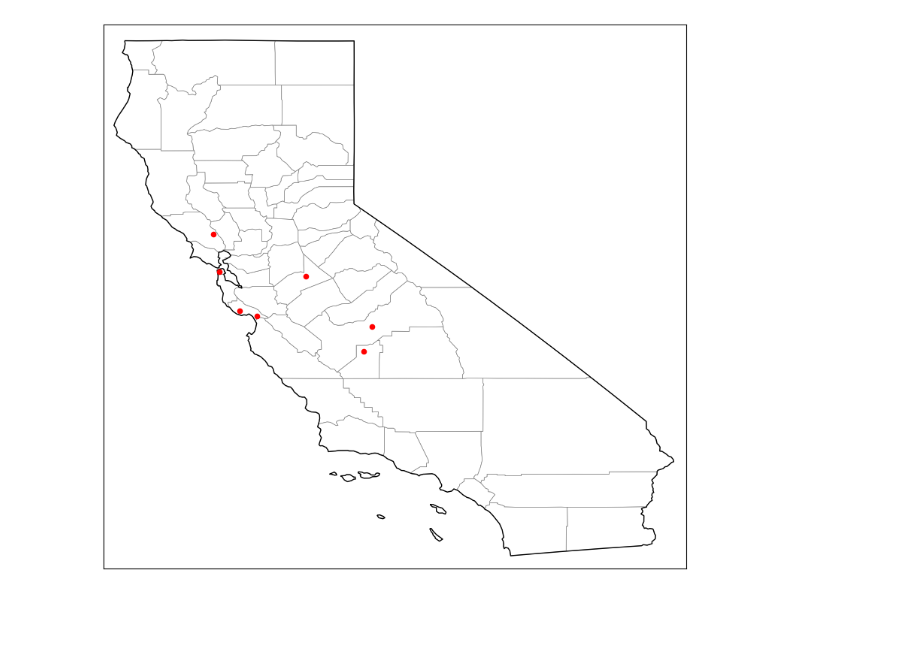
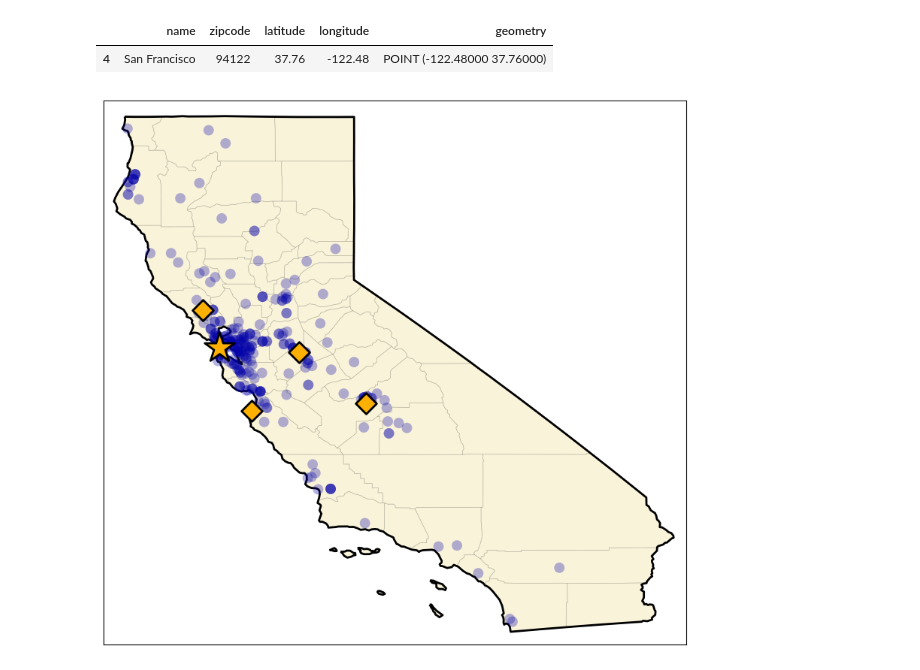
Before and after one commit to DanielMartinAlarcon/als_equity, a Jupyter notebook: california_plotter.ipynb, the cells around one changed output. Cells and saved outputs as stored; diff of their text form; code cells hidden in the pictures; blank space fills up the shorter version.

```diff
--- a/california_plotter.ipynb
+++ b/california_plotter.ipynb
@@ -11,7 +11,7 @@ usa = geopandas.read_file('maps/states/states.geojson')
 cal_state = usa[usa['NAME'] == "California"]
 # %%
 # Get the coordinates of each zipcode,
-zips = [95060, 95019, 95357, 93245, 95409, 94122, 93727,]
+zips = pd.read_csv('local_only/zips.csv', header=None)[0]
 
 search = SearchEngine()
 lats = []
@@ -56,21 +102,36 @@ geo_locs
+# %%
+clinics_geo[clinics_geo['name']=="San Francisco"]
+# %% [output]
+|  | name | zipcode | latitude | longitude | geometry |
+| 4 | San Francisco | 94122 | 37.76 | -122.48 | POINT (-122.48000 37.76000) |
 # %%
 # Plot the map
 
-fig = plt.figure(figsize=(10,10))
-ax = fig.add_subplot(1,1,1)
-cal_counties.plot(ax=ax, color='white', edgecolor='grey', linewidth=0.5)
-cal_state.plot(ax=ax, color='none', edgecolor='black', linewidth=1)
+for i in [1]:
+    fig = plt.figure(figsize=(10,10))
+    ax = fig.add_subplot(1,1,1)
+    cal_counties.plot(ax=ax, color='#dbb40c', edgecolor='black', linewidth=0.5, alpha=0.15)
+    cal_state.plot(ax=ax, color='none', edgecolor='black', linewidth=2)
 
-# Plot the zipcode centers
-geo_locs['geometry'].plot(ax=ax, color='r',
-            markersize=20, alpha=1)
+    # Plot the zipcode centers
+    geo_locs['geometry'].plot(ax=ax, color='#0504aa',
+                markersize=100, alpha=0.3, edgecolor='none')
 
-# Remove ticks and lat/lon labels
-ax.tick_params(
-    axis='both', bottom=False, left=False,
-    labelbottom=False, labelleft=False)
-# Sets figure limits
-ax.set_xlim(-124.6, -113.9);
-ax.set_ylim(32.3, 42.3);
+    # Plot the clinics
+    sf_clinic = clinics_geo[clinics_geo['name']=="San Francisco"]
+    sf_clinic['geometry'].plot(ax=ax, color='#fcb001', marker="*",
+                markersize=900, alpha=1, edgecolor='k', linewidth=2)
+
+    other_clinic = clinics_geo[clinics_geo['name']!="San Francisco"]
+    other_clinic['geometry'].plot(ax=ax, color='#fcb001', marker="D",
+                markersize=200, alpha=1, edgecolor='k', linewidth=2)
+
+    # Remove ticks and lat/lon labels
+    ax.tick_params(
+        axis='both', bottom=False, left=False,
+        labelbottom=False, labelleft=False)
+    # Sets figure limits
+    ax.set_xlim(-124.6, -113.9);
+    ax.set_ylim(32.3, 42.3);
 # %% [output]
-[figure, old version]
+[figure, new version]
```
Also changed, not shown: parts of 5 cells of this notebook, 2 other files.
